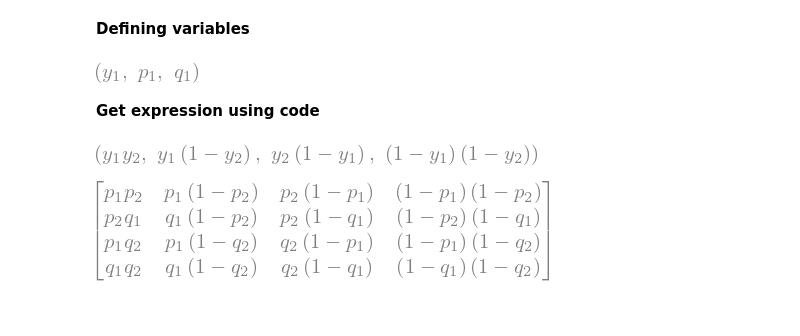
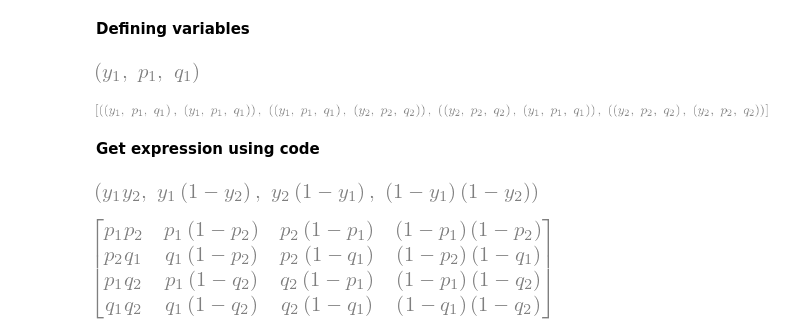
Before and after one commit to Nikoleta-v3/evolution-of-cooperation-with-limited-updating-payoff-memory, a Jupyter notebook: main.ipynb, the cells around one changed output. Saved outputs shown, nothing was run; the diff lists cells and outputs as text; code cells hidden in the pictures; blank space fills up the shorter version.

```diff
--- a/main.ipynb
+++ b/main.ipynb
@@ -35,6 +35,12 @@ s_two = (y_2, p_2, q_2)
 s_one
 # %% [output]
 [figure]
+# %%
+combinations = itertools.product([s_one, s_two], repeat=2)
+# %%
+list(combinations)
+# %% [output]
+[figure, added]
 # %% [markdown]
 **Get expression using code**
 # %%
```
Also changed, not shown: parts of 29 cells of this notebook, 6 other files.
